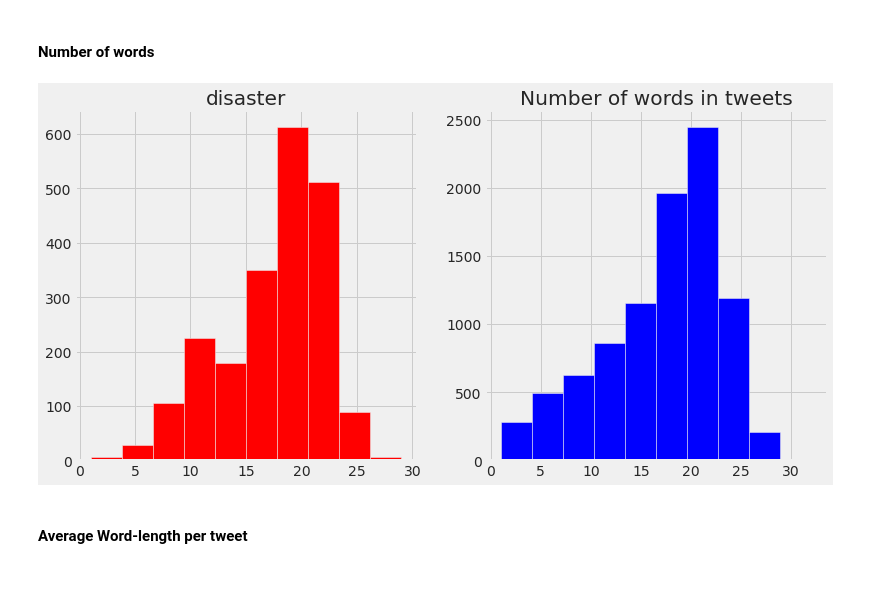
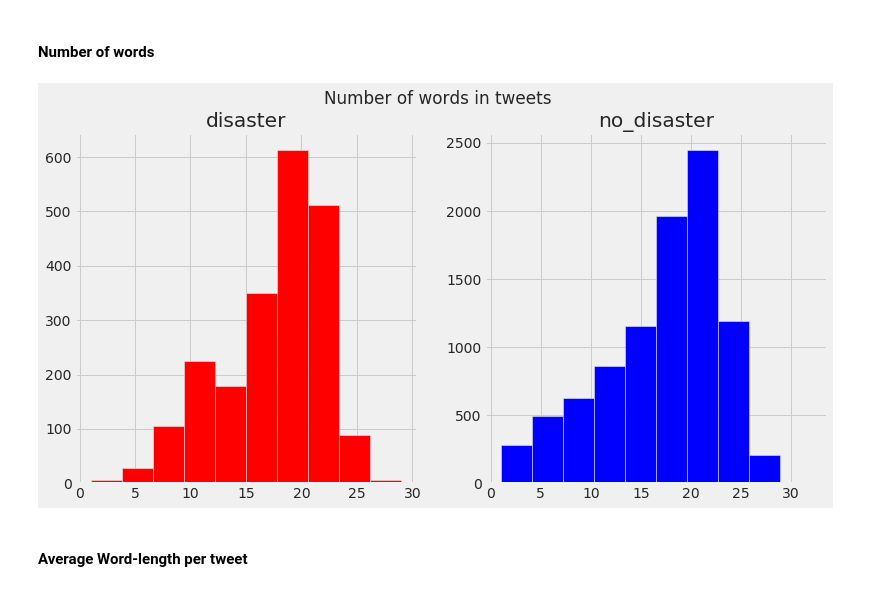
Before and after one commit to natbernard/Disaster-Tweets, a Jupyter notebook: Disaster Tweets.ipynb, the cells around one changed output. Drawn from its saved outputs; the diff is of its cells as text; code cells hidden in the pictures.

```diff
--- a/Disaster Tweets.ipynb
+++ b/Disaster Tweets.ipynb
@@ -113,15 +111,15 @@ plt.gcf().set_size_inches(12,6)
 # %%
 fig, (ax1, ax2) = plt.subplots(1,2)
 disaster = df[df['target'] == 1]['text'].str.split().apply(lambda x:len(x))
 ax1.hist(disaster, color='red')
 ax1.set_title('disaster')
 no_disaster = df[df['target'] == 0]['text'].str.split().apply(lambda x:len(x))
 ax2.hist(no_disaster, color='blue')
 ax2.set_title('no_disaster')
-plt.title('Number of words in tweets')
+plt.suptitle('Number of words in tweets')
 plt.gcf().set_size_inches(12,6)
 # %% [output]
-[figure, old version]
+[figure, new version]
 # %% [markdown]
 #### Average Word-length per tweet
 # %%
```
Also changed, not shown: parts of 15 cells of this notebook.
